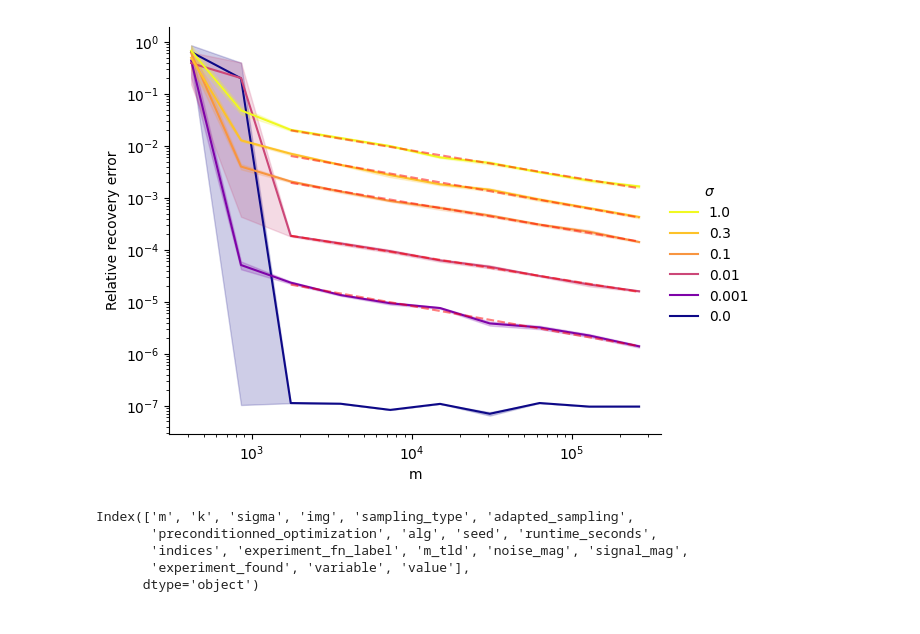
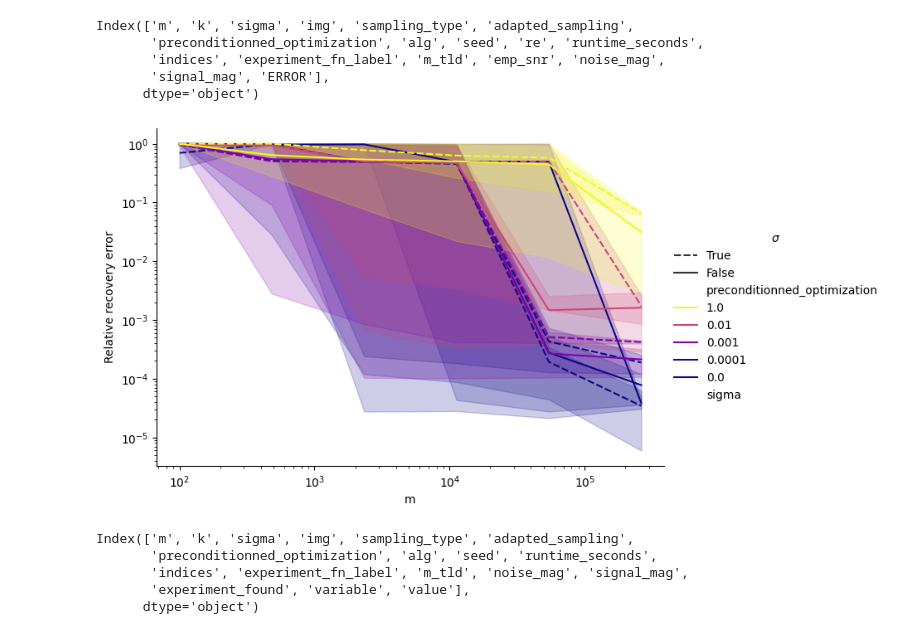
Before and after one commit to mscott99/Sparse_adapted_denoising, a Jupyter notebook: plots/optimized_denoising.ipynb, the cells around one changed output. Drawn from its saved outputs; the diff is of its cells as text; code cells hidden in the pictures.

```diff
--- a/plots/optimized_denoising.ipynb
+++ b/plots/optimized_denoising.ipynb
@@ -8,7 +9,7 @@ from sparse_recov import perform_least_squares_fit, add_fit_lines_to_plot, plot_
 import matplotlib.pyplot as plt
 from ydata_profiling import ProfileReport
 # %%
-df= pd.read_pickle("../data/jan_2025_31.pickle")
+df= pd.read_pickle("../data/jan_2025_32.pickle")
 # df= pd.read_pickle("../dataylastdf.pickle")
 #profile = ProfileReport(df, title="Profiling Report")
 #profile.to_notebook_iframe()
@@ -86,37 +147,48 @@ df[df['m']== df['m'].unique()[0]][df['sigma']==0].shape
+# %%
+df.columns
+# %% [output]
+Index(['m', 'k', 'sigma', 'img', 'sampling_type', 'adapted_sampling',
+       'preconditionned_optimization', 'alg', 'seed', 're', 'runtime_seconds',
+       'indices', 'experiment_fn_label', 'm_tld', 'emp_snr', 'noise_mag',
+       'signal_mag', 'ERROR'],
+      dtype='object')
 # %%
 # df_wr = df[df['sampling_type']=='wr']
 # mydf = df_wr[df_wr['adapted_sampling']==True]
 # mydf = df_wr[mydf['img']=="phantom"]
 # doubledf = melt_and_keep(df, ["re","emp_snr"])
 # g = sns.relplot(doubledf, kind = "line", x = "m", y="value", row ="variable", col="k", hue="sigma", hue_norm=LogNorm(vmin=1e-8, clip=True) , palette="plasma", errorbar="se", facet_kws={'sharey':False}
 %matplotlib inline
-g = sns.relplot(df, kind = "line", x = "m", y="re", row="alg", col='k',  hue="sigma", hue_norm=LogNorm(vmin=1e-4, clip=True), palette="plasma", errorbar="se")
+df= pd.read_pickle("../data/jan_2025_20.pickle")
+if "alg" in df.columns:
+    mydf = df[df["alg"]== "bpdn_projected"]
+g = sns.relplot(mydf, kind = "line", x = "m", y="re", style="preconditionned_optimization", col='k',  hue="sigma", hue_norm=LogNorm(vmin=1e-4, clip=True), palette="plasma", errorbar="se")
 # Get the current legend handles and labels from the FacetGrid's legend
 handles = g.legend.get_lines()  # or get_patches() if the legend uses patches
 labels = [t.get_text() for t in g.legend.get_texts()]
 
 # Reverse the handles and labels
 handles = handles[::-1]
 labels = labels[::-1]
 
 # Remove the existing legend
 g.legend.remove()
 
 # Add the reversed legend back
 g.add_legend(handles=handles, labels=labels, title=r'$\sigma$', loc='center right')
 
-fits = perform_least_squares_fit(df[df['sigma'] > 0], 'm', 're', 'sigma', 1000)
-add_fit_lines_to_plot(fits, g.ax, annotate_slopes=False)
+# fits = perform_least_squares_fit(mydf, 'm', 're', ['alg', 'k', 'sigma'], 1000)
+# plot_on_facets(add_fit_lines_to_plot, g, fits, 'alg', 'k')
 plt.ylabel("Relative recovery error")
 plt.title("")
 # for ax in g.axes.flat:
 #     ax.set_yscale('log')  # Set y-axis to log scale
 plt.yscale('log')  # Set y-axis to log scale
 plt.xscale("log")
 plt.savefig("sparse_recov.pdf")
 #doubledf=melt_and_keep(mydf, ["re","unique_meas"])
 # %% [output]
-[figure, old version]
+[figure, new version]
 # %%
 melt_and_keep(df, ["re","emp_snr"]).columns
 # %% [output]
```
Also changed, not shown: parts of 10 cells of this notebook, 11 other files.
